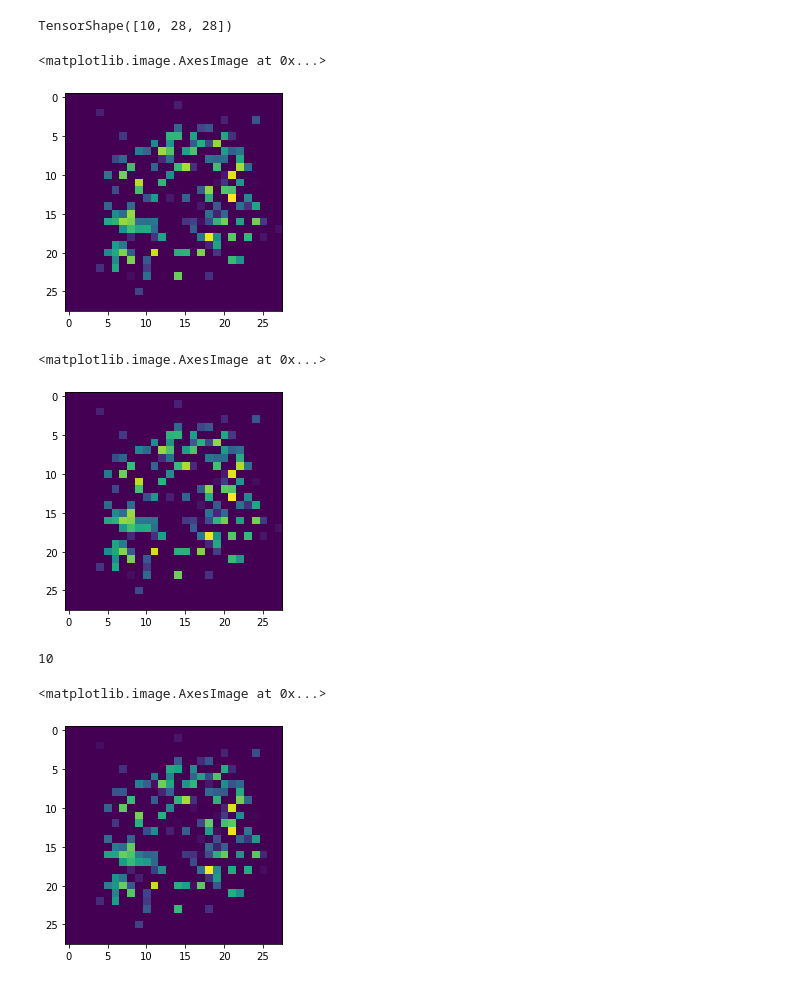
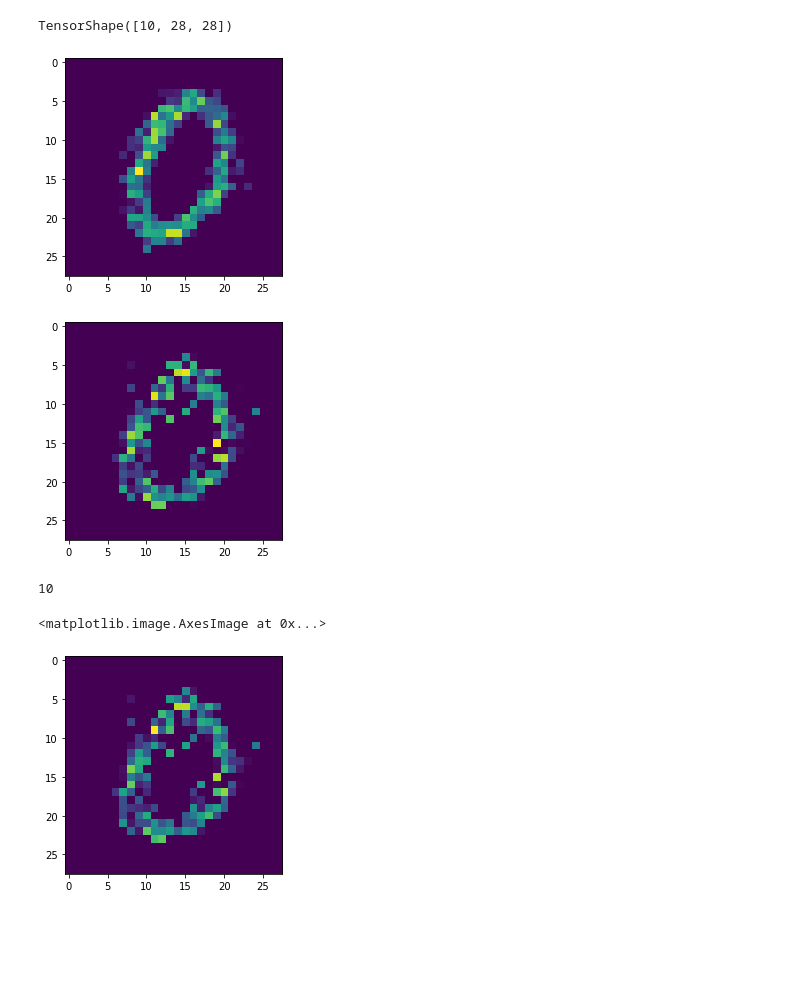
Before and after one commit to kacperlsky/Neural-Networks, a Jupyter notebook: GAN/First GAN.ipynb, the cells around one changed output. Cells and saved outputs as stored; diff of their text form; code cells hidden in the pictures; blank space fills up the shorter version.

```diff
--- a/GAN/First GAN.ipynb
+++ b/GAN/First GAN.ipynb
@@ -74,7 +74,7 @@ tensorflow.python.data.ops.dataset_ops.ShuffleDataset
 # %%
 dataset = dataset.batch(batch_size,drop_remainder=True).prefetch(1)
 # %%
-epochs = 1
+epochs = 50
 # %%
 GAN.layers
 # %% [output]
@@ -166,22 +181,22 @@ images.shape
 TensorShape([10, 28, 28])
 # %%
 plt.imshow(images[6])
-#plt.imsave(fname='images/image3.png',arr=images[6])
+#WARNING the name should be always upda
+plt.imsave(fname='images/GAN/zero{}.png'.format(epochs),arr=images[6])
 # %% [output]
-<matplotlib.image.AxesImage at 0x...>
-[figure, old version]
+[figure, new version]
 # %%
-plt.imshow(images[1])
+for i in range(len(images)):
+    plt.imshow(images[i])
 #plt.imsave(fname='images/image2.png',arr=images[1])
 # %% [output]
-<matplotlib.image.AxesImage at 0x...>
-[figure, old version]
+[figure, new version]
 # %%
 len(images)
 # %% [output]
 10
 # %%
-plt.imshow(images[9])
+plt.imshow(images[6])
 # %% [output]
 <matplotlib.image.AxesImage at 0x...>
-[figure, old version]
+[figure, new version]
```
Also changed, not shown: parts of 4 cells of this notebook, 17 other files.
